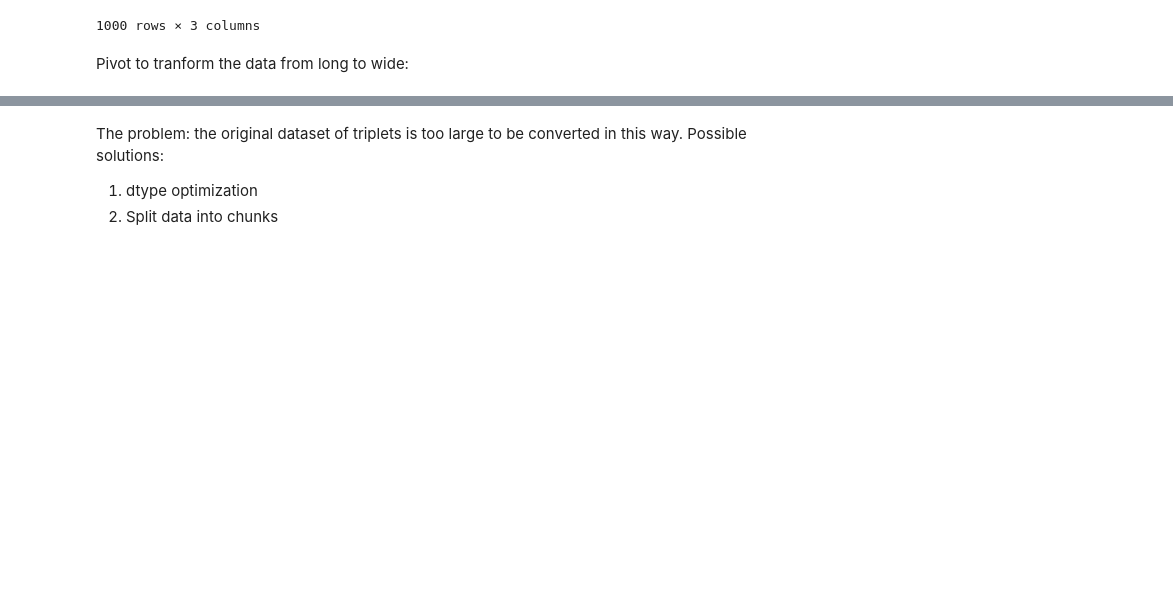
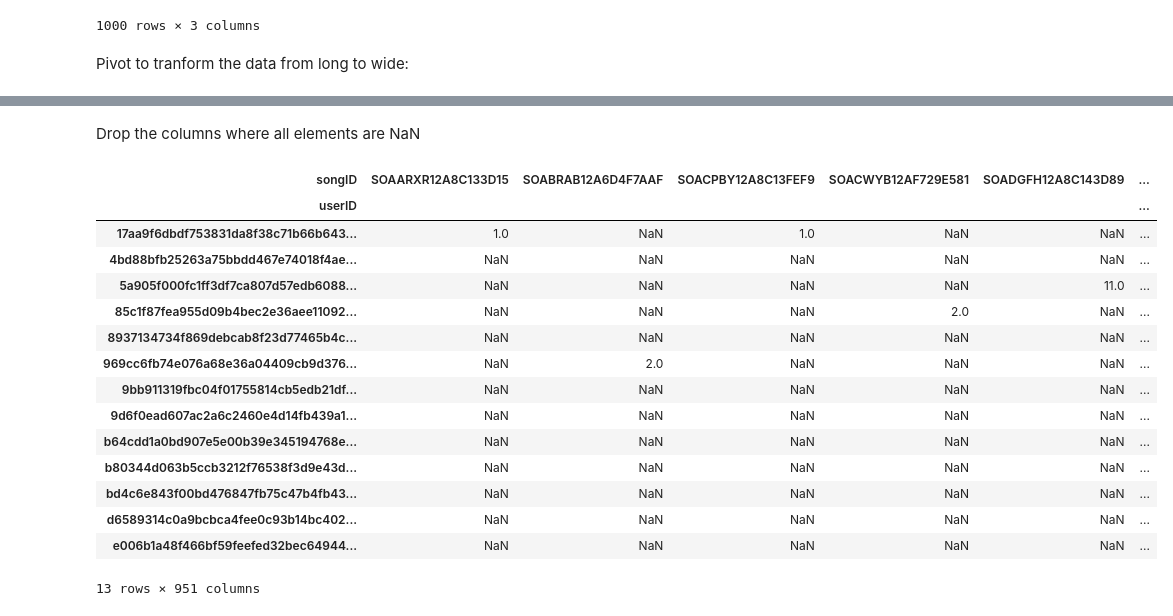
Before and after one commit to matijasipek/comp_tools, a Jupyter notebook: Angeliki_Experiments.ipynb, the cells around one changed output, grey strips where cells are left out. Saved outputs shown, nothing was run; the diff lists cells and outputs as text; code cells hidden in the pictures; blank space fills up the shorter version.

```diff
--- a/Angeliki_Experiments.ipynb
+++ b/Angeliki_Experiments.ipynb
@@ -184,6 +66,23 @@ user_profiles
 #user_profiles.to_csv(path_or_buf= 'data/user_profile_from_1000_triplets.csv')
-# %% [markdown]
-The problem: the original dataset of triplets is too large to be converted in this way.
-Possible solutions:
-1. dtype optimization
-2. Split data into chunks
+# %% [markdown]
+Drop the columns where all elements are NaN
+# %%
+user_profiles = user_profiles.dropna(axis=1, how='all')
+user_profiles
+# %% [output]
+| songID | SOAARXR12A8C133D15 | SOABRAB12A6D4F7AAF | SOACPBY12A8C13FEF9 | SOACWYB12AF729E581 | SOADGFH12A8C143D89 | ... |
+| userID |  |  |  |  |  | ... |
+| 17aa9f6dbdf753831da8f38c71b66b643... | 1.0 | NaN | 1.0 | NaN | NaN | ... |
+| 4bd88bfb25263a75bbdd467e74018f4ae... | NaN | NaN | NaN | NaN | NaN | ... |
+| 5a905f000fc1ff3df7ca807d57edb6088... | NaN | NaN | NaN | NaN | 11.0 | ... |
+| 85c1f87fea955d09b4bec2e36aee11092... | NaN | NaN | NaN | 2.0 | NaN | ... |
+| 8937134734f869debcab8f23d77465b4c... | NaN | NaN | NaN | NaN | NaN | ... |
+| 969cc6fb74e076a68e36a04409cb9d376... | NaN | 2.0 | NaN | NaN | NaN | ... |
+| 9bb911319fbc04f01755814cb5edb21df... | NaN | NaN | NaN | NaN | NaN | ... |
+| 9d6f0ead607ac2a6c2460e4d14fb439a1... | NaN | NaN | NaN | NaN | NaN | ... |
+| b64cdd1a0bd907e5e00b39e345194768e... | NaN | NaN | NaN | NaN | NaN | ... |
+| b80344d063b5ccb3212f76538f3d9e43d... | NaN | NaN | NaN | NaN | NaN | ... |
+| bd4c6e843f00bd476847fb75c47b4fb43... | NaN | NaN | NaN | NaN | NaN | ... |
+| d6589314c0a9bcbca4fee0c93b14bc402... | NaN | NaN | NaN | NaN | NaN | ... |
+| e006b1a48f466bf59feefed32bec64944... | NaN | NaN | NaN | NaN | NaN | ... |
+13 rows × 951 columns
```
Also changed, not shown: parts of 35 cells of this notebook.
